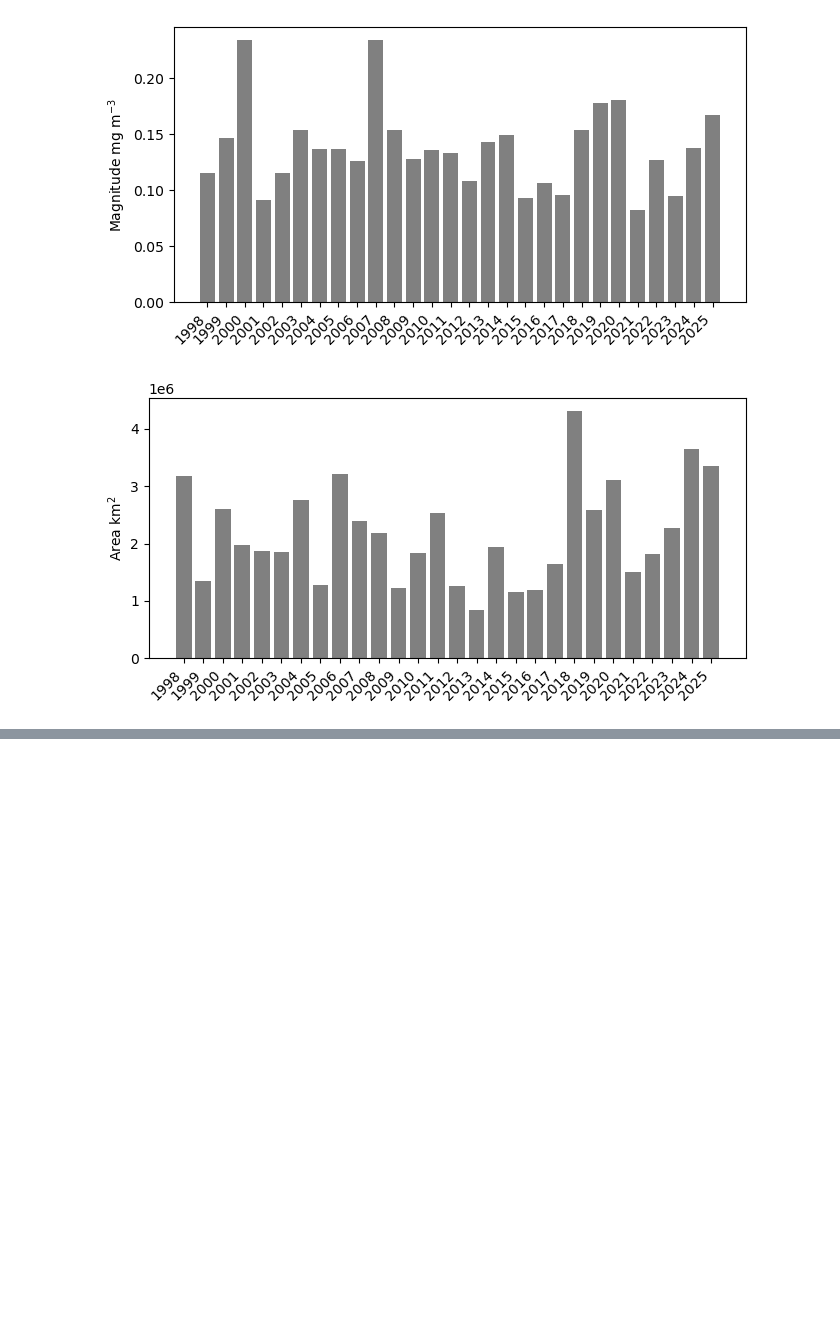
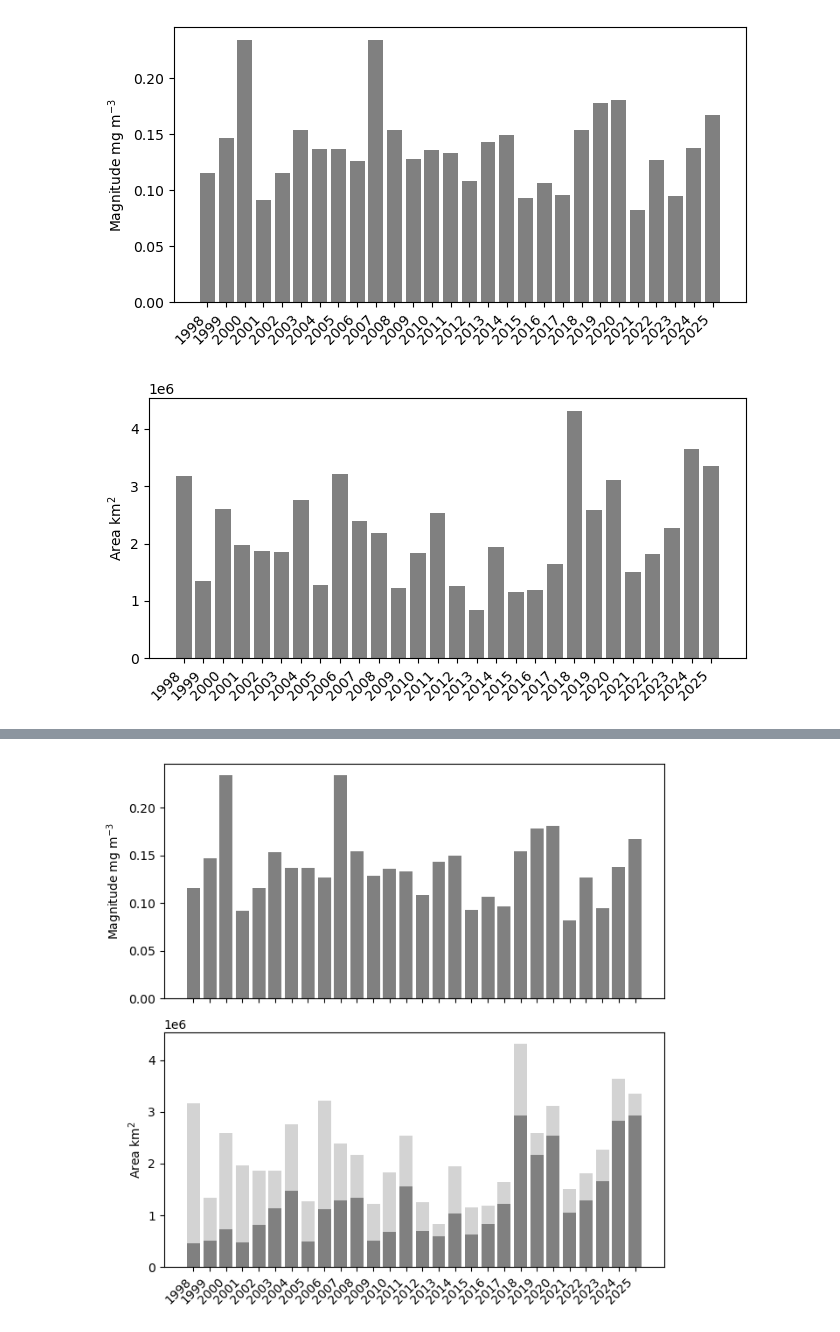
Before and after one commit to jamiesash/climate, a Jupyter notebook: code/pycode/mag_area_barplots.ipynb, the cells around one changed output, grey strips where cells are left out. Saved outputs shown, nothing was run; the diff lists cells and outputs as text; code cells hidden in the pictures; blank space fills up the shorter version.

```diff
--- a/code/pycode/mag_area_barplots.ipynb
+++ b/code/pycode/mag_area_barplots.ipynb
@@ -43,0 +93,28 @@ plt.show()
+# %%
+fig, (ax1, ax2) = plt.subplots(2, 1, figsize=(6.7, 6.5), sharex=True)
+
+# ---- Panel 1: Magnitude ----
+mag_lower = df["magnitude"] - df["mag_q90"]
+mag_upper = df["mag_q99"] - df["magnitude"]
+
+ax1.bar(df["year"], df["magnitude"], color="grey", edgecolor="none")
+# ax1.errorbar(df["year"], df["magnitude"],
+#              yerr=[mag_lower, mag_upper],
+#              fmt='none', ecolor='black', capsize=2, linewidth=0.8)
+ax1.set_ylabel("Magnitude mg m$^{-3}$")
+
+# ---- Panel 2: Area ----
+ax2.bar(df["year"], df["true_area_km2"], color="lightgrey", edgecolor="none")
+ax2.bar(df["year"], df["max_area_km2"], color="grey", edgecolor="none")
+ax2.set_ylabel("Area km$^{2}$")
+
+# Shared x-axis
+ax2.set_xticks(df["year"])
+ax2.set_xticklabels(df["year"], rotation=45, ha="right")
+
+plt.tight_layout()
+# plt.savefig('../../figures/bloom_mag_area_1mad_20260909.pdf', format='pdf', bbox_inches='tight', dpi=600)
+# plt.savefig('../../figures/bloom_mag_area_1mad_20260909.png', format='png', bbox_inches='tight', dpi=600)
+plt.show()
+# %% [output]
+[figure, added]
```
Also changed, not shown: parts of 6 cells of this notebook, 14 other files.
